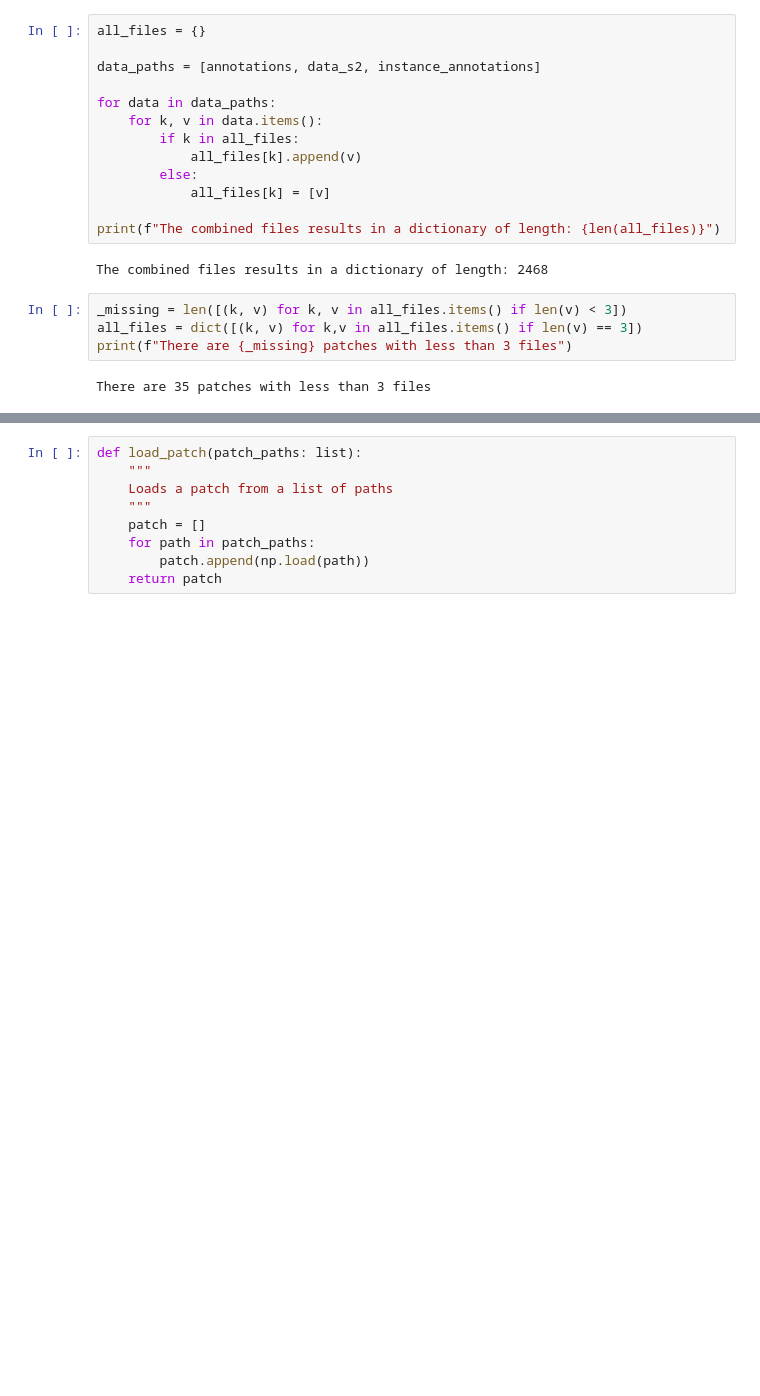
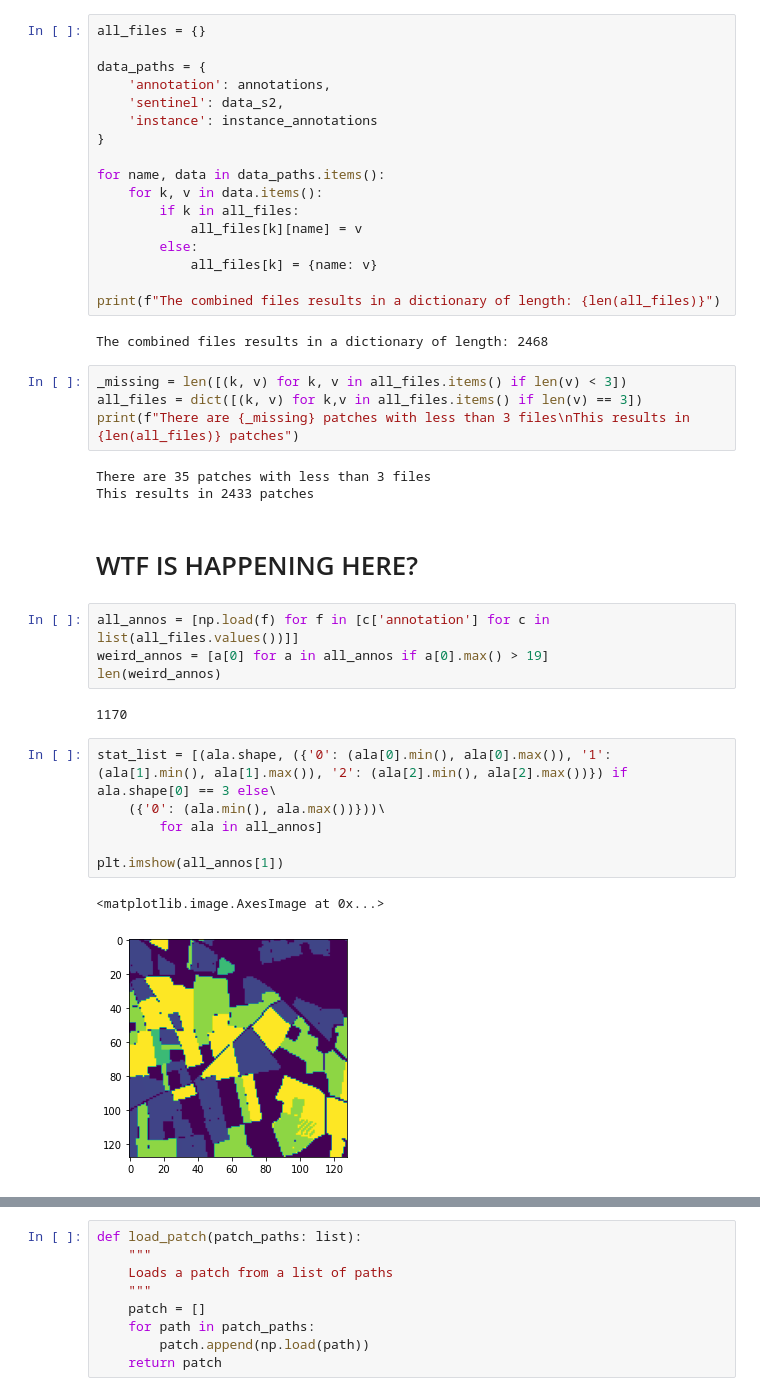
Before and after one commit to Abeldewit/SatelliteClass, a Jupyter notebook: data exploration.ipynb, the cells around one changed output, grey strips where cells are left out. Drawn from its saved outputs; the diff is of its cells as text; blank space fills up the shorter version.

```diff
--- a/data exploration.ipynb
+++ b/data exploration.ipynb
@@ -46,14 +47,18 @@ Now we combine all the file paths in a dictionary, based on their ID.
 # %%
 all_files = {}
 
-data_paths = [annotations, data_s2, instance_annotations]
+data_paths = {
+    'annotation': annotations,
+    'sentinel': data_s2,
+    'instance': instance_annotations
+}
 
-for data in data_paths:
+for name, data in data_paths.items():
     for k, v in data.items():
         if k in all_files:
-            all_files[k].append(v)
+            all_files[k][name] = v
         else:
-            all_files[k] = [v]
+            all_files[k] = {name: v}
 
 print(f"The combined files results in a dictionary of length: {len(all_files)}")
 # %% [output]
@@ -61,6 +66,24 @@ The combined files results in a dictionary of length: 2468
 # %%
 _missing = len([(k, v) for k, v in all_files.items() if len(v) < 3])
 all_files = dict([(k, v) for k,v in all_files.items() if len(v) == 3])
-print(f"There are {_missing} patches with less than 3 files")
+print(f"There are {_missing} patches with less than 3 files\nThis results in {len(all_files)} patches")
 # %% [output]
 There are 35 patches with less than 3 files
+This results in 2433 patches
+# %% [markdown]
+# WTF IS HAPPENING HERE?
+# %%
+all_annos = [np.load(f) for f in [c['annotation'] for c in list(all_files.values())]]
+weird_annos = [a[0] for a in all_annos if a[0].max() > 19]
+len(weird_annos)
+# %% [output]
+1170
+# %%
+stat_list = [(ala.shape, ({'0': (ala[0].min(), ala[0].max()), '1': (ala[1].min(), ala[1].max()), '2': (ala[2].min(), ala[2].max())}) if ala.shape[0] == 3 else\
+    ({'0': (ala.min(), ala.max())}))\
+        for ala in all_annos]
+
+plt.imshow(all_annos[1])
+# %% [output]
+<matplotlib.image.AxesImage at 0x...>
+[figure, added]
```
Also changed, not shown: parts of 16 cells of this notebook, 5 other files.
